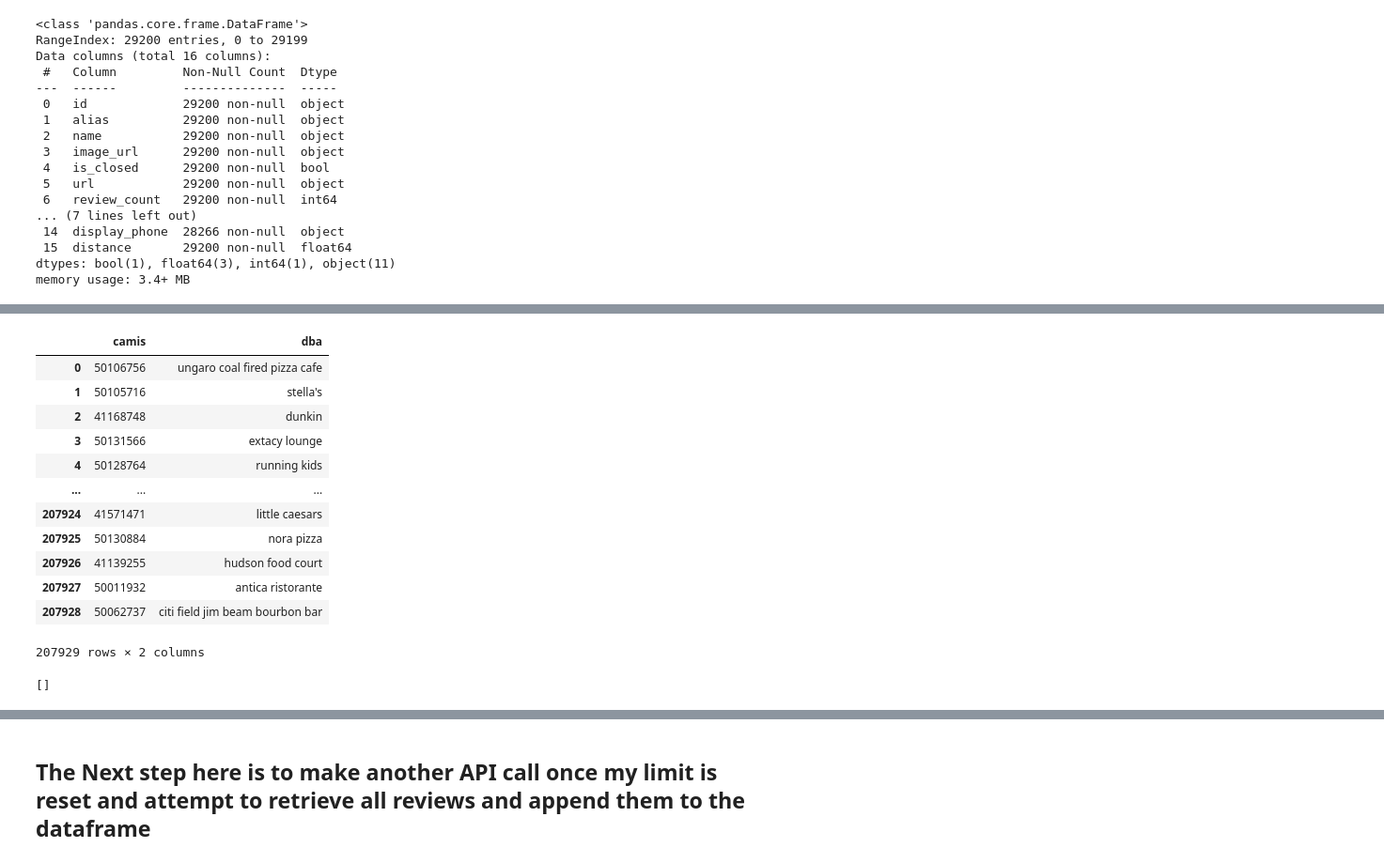
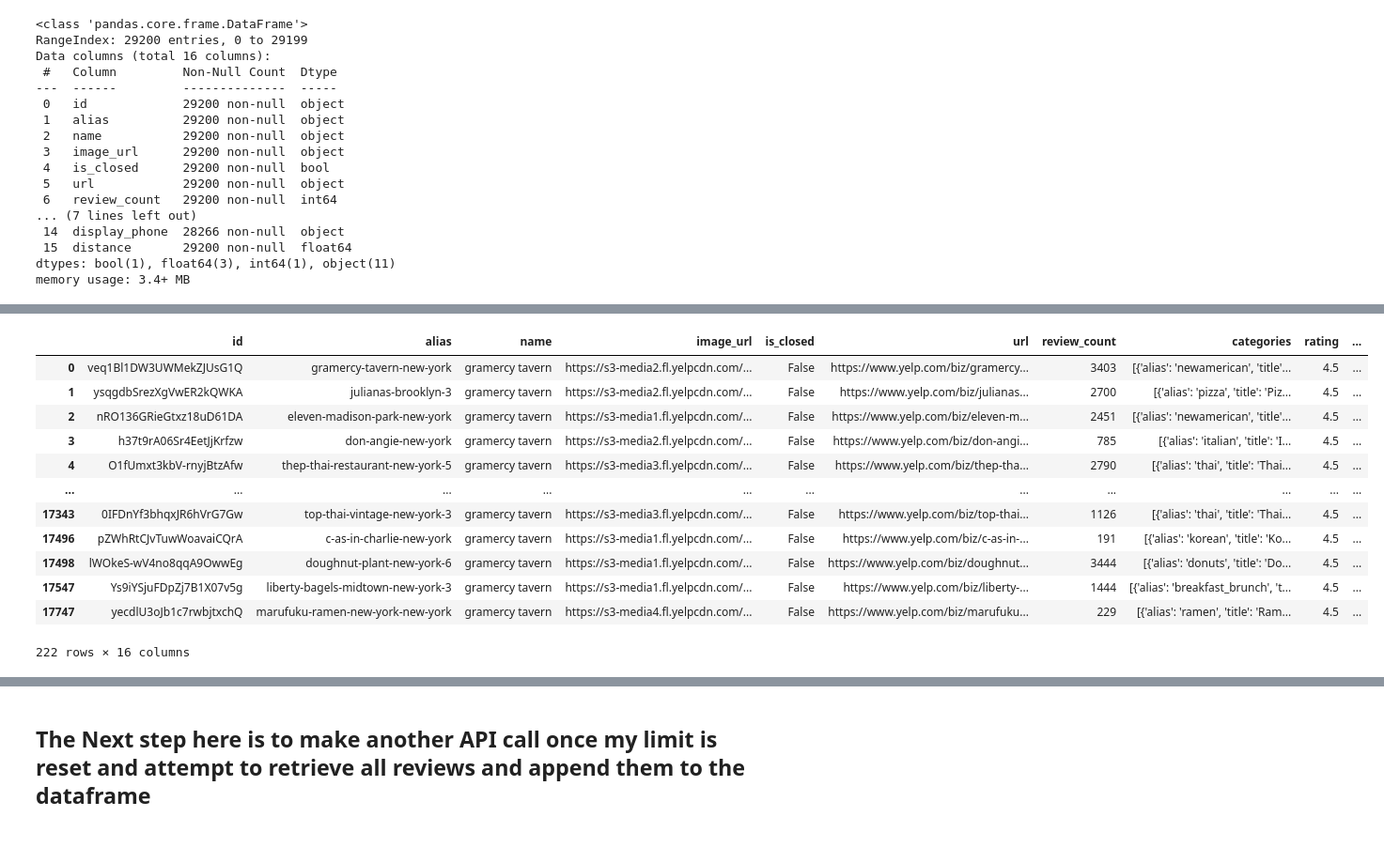
Before and after one commit to Somerville-2023/New-York-health-Inspection-Prediction, a Jupyter notebook: marc-folder/yelp_api_acquire.ipynb, the cells around one changed output, grey strips where cells are left out. Shown at 94% size. Drawn from its saved outputs; the diff is of its cells as text; code cells hidden in the pictures.

```diff
--- a/marc-folder/yelp_api_acquire.ipynb
+++ b/marc-folder/yelp_api_acquire.ipynb
@@ -457,3 +505,0 @@ yelp_id_name.isna()
-# %%
-yelp_df = yelp_df[yelp_df['name'] == 'don angie']
-yelp_df
@@ -486,60 +506,17 @@ ny_df
-# %%
-ny_dba_id = ny_df[['camis', 'dba']]
-ny_dba_id
-# %% [output]
-|  | camis | dba |
-| 0 | 50106756 | ungaro coal fired pizza cafe |
-| 1 | 50105716 | stella's |
-| 2 | 41168748 | dunkin |
-| 3 | 50131566 | extacy lounge |
-| 4 | 50128764 | running kids |
-| ... | ... | ... |
-| 207924 | 41571471 | little caesars |
-| 207925 | 50130884 | nora pizza |
-| 207926 | 41139255 | hudson food court |
-| 207927 | 50011932 | antica ristorante |
-| 207928 | 50062737 | citi field jim beam bourbon bar |
-207929 rows × 2 columns
-# %%
-import pandas as pd
-import concurrent.futures
-
-# Load dataframes
-yelp_df = pd.read_csv('yelp_businesses.csv')
-ny_df = pd.read_csv('ny.csv')
-
-# Preprocess the 'name' and 'dba' columns
-yelp_df['name'] = yelp_df['name'].str.lower().str.strip()
-ny_df['dba'] = ny_df['dba'].str.lower().str.strip()
-
-# Define the matching function
-def match_business(yelp_row, ny_df):
-    yelp_name = yelp_row['name']
-    matched_names = []
-
-    for _, ny_row in ny_df.iterrows():
-        ny_dba = ny_row['dba']
-        if yelp_name == ny_dba:
-            matched_names.append(yelp_name)
-
-    if matched_names:
-        return matched_names
-    else:
-        return None
-
-matched_business_names = []
-
-# Use ThreadPoolExecutor for parallel processing with 12 cores
-with concurrent.futures.ThreadPoolExecutor(max_workers=12) as executor:
-    def process_yelp_row(yelp_row):
-        matched_names = match_business(yelp_row, ny_df)
-        if matched_names:
-            matched_business_names.extend(matched_names)
-
-    futures = [executor.submit(process_yelp_row, yelp_row) for yelp_row in yelp_df.itertuples()]
-    concurrent.futures.wait(futures)
-
-# Now, matched_business_names contains all matched business names
-print(matched_business_names)
-# %% [output]
-[]
+# %%
+unique_businesses = yelp_df.drop_duplicates(subset='id')
+unique_businesses
+# %% [output]
+|  | id | alias | name | image_url | is_closed | url | review_count | categories | rating | ... |
+| 0 | veq1Bl1DW3UWMekZJUsG1Q | gramercy-tavern-new-york | gramercy tavern | https://s3-media2.fl.yelpcdn.com/... | False | https://www.yelp.com/biz/gramercy... | 3403 | [{'alias': 'newamerican', 'title'... | 4.5 | ... |
+| 1 | ysqgdbSrezXgVwER2kQWKA | julianas-brooklyn-3 | gramercy tavern | https://s3-media2.fl.yelpcdn.com/... | False | https://www.yelp.com/biz/julianas... | 2700 | [{'alias': 'pizza', 'title': 'Piz... | 4.5 | ... |
+| 2 | nRO136GRieGtxz18uD61DA | eleven-madison-park-new-york | gramercy tavern | https://s3-media1.fl.yelpcdn.com/... | False | https://www.yelp.com/biz/eleven-m... | 2451 | [{'alias': 'newamerican', 'title'... | 4.5 | ... |
+| 3 | h37t9rA06Sr4EetJjKrfzw | don-angie-new-york | gramercy tavern | https://s3-media2.fl.yelpcdn.com/... | False | https://www.yelp.com/biz/don-angi... | 785 | [{'alias': 'italian', 'title': 'I... | 4.5 | ... |
+| 4 | O1fUmxt3kbV-rnyjBtzAfw | thep-thai-restaurant-new-york-5 | gramercy tavern | https://s3-media3.fl.yelpcdn.com/... | False | https://www.yelp.com/biz/thep-tha... | 2790 | [{'alias': 'thai', 'title': 'Thai... | 4.5 | ... |
+| ... | ... | ... | ... | ... | ... | ... | ... | ... | ... | ... |
+| 17343 | 0IFDnYf3bhqxJR6hVrG7Gw | top-thai-vintage-new-york-3 | gramercy tavern | https://s3-media3.fl.yelpcdn.com/... | False | https://www.yelp.com/biz/top-thai... | 1126 | [{'alias': 'thai', 'title': 'Thai... | 4.5 | ... |
+| 17496 | pZWhRtCJvTuwWoavaiCQrA | c-as-in-charlie-new-york | gramercy tavern | https://s3-media1.fl.yelpcdn.com/... | False | https://www.yelp.com/biz/c-as-in-... | 191 | [{'alias': 'korean', 'title': 'Ko... | 4.5 | ... |
+| 17498 | lWOkeS-wV4no8qqA9OwwEg | doughnut-plant-new-york-6 | gramercy tavern | https://s3-media1.fl.yelpcdn.com/... | False | https://www.yelp.com/biz/doughnut... | 3444 | [{'alias': 'donuts', 'title': 'Do... | 4.5 | ... |
+| 17547 | Ys9iYSjuFDpZj7B1X07v5g | liberty-bagels-midtown-new-york-3 | gramercy tavern | https://s3-media1.fl.yelpcdn.com/... | False | https://www.yelp.com/biz/liberty-... | 1444 | [{'alias': 'breakfast_brunch', 't... | 4.5 | ... |
+| 17747 | yecdlU3oJb1c7rwbjtxchQ | marufuku-ramen-new-york-new-york | gramercy tavern | https://s3-media4.fl.yelpcdn.com/... | False | https://www.yelp.com/biz/marufuku... | 229 | [{'alias': 'ramen', 'title': 'Ram... | 4.5 | ... |
+222 rows × 16 columns
```
Also changed, not shown: parts of 45 cells of this notebook.
